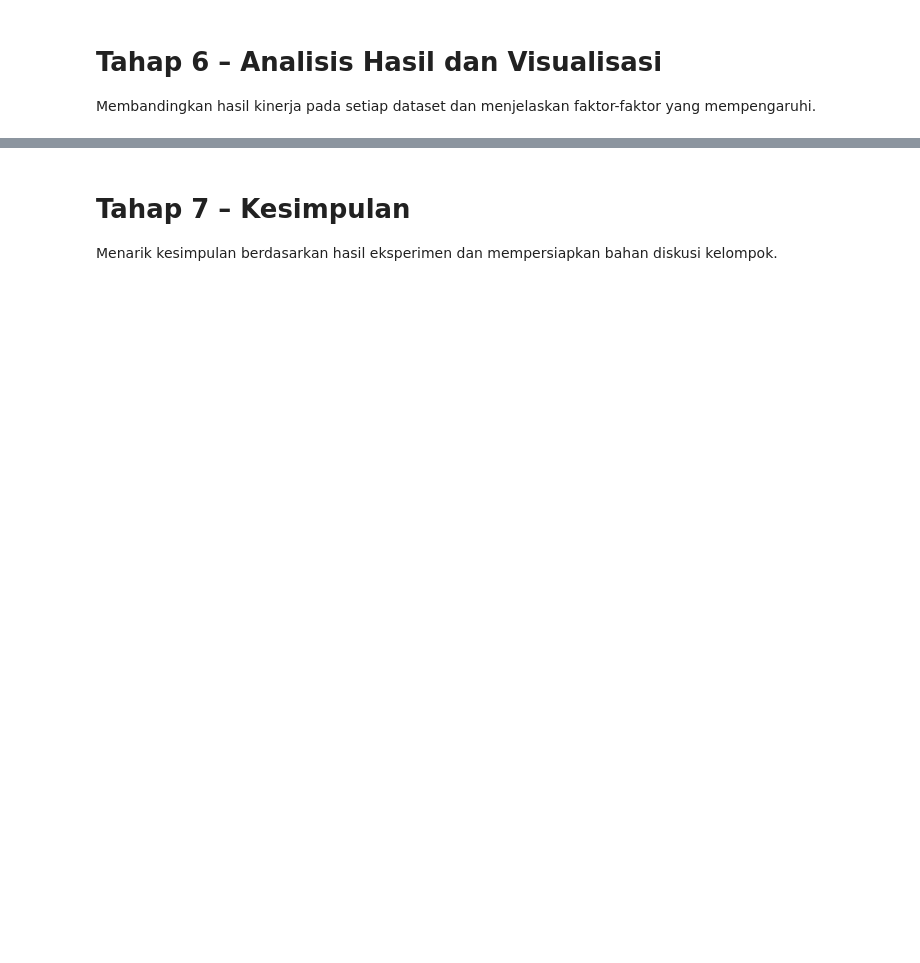
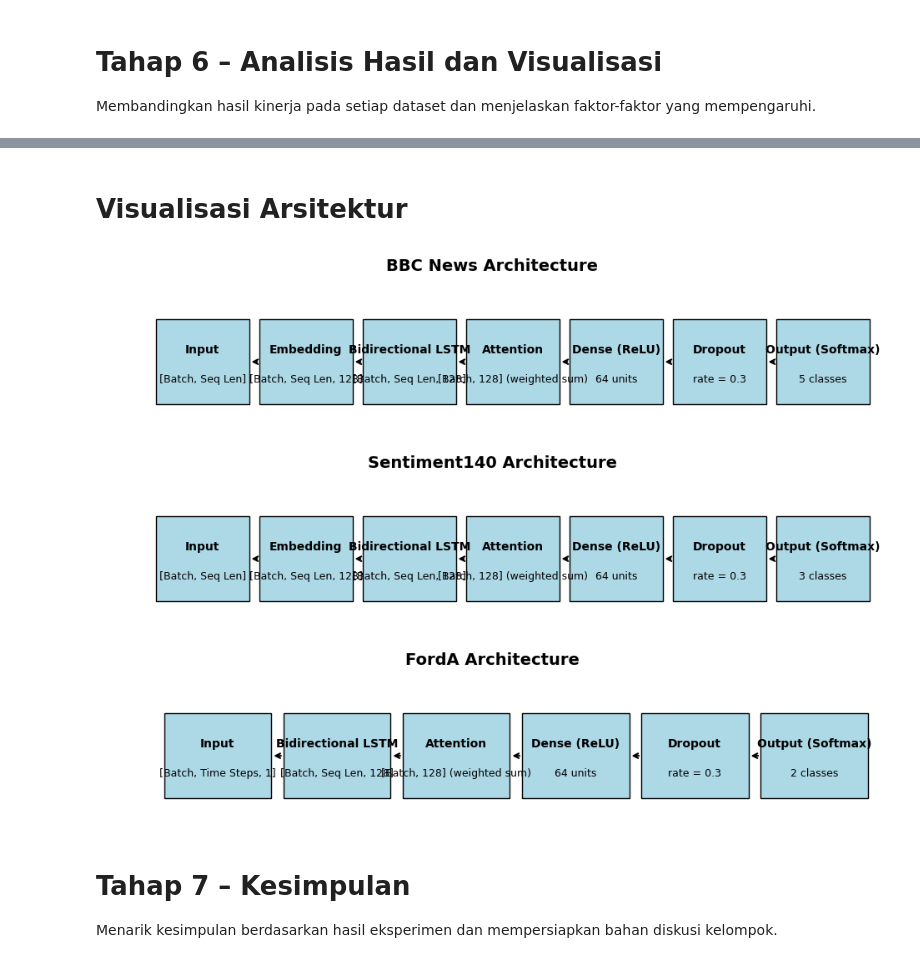
Before and after one commit to bangaji313/DL-MultiArchitecture-Experiment, a Jupyter notebook: BiLSTM_Attention_Naizi.ipynb, the cells around one changed output, grey strips where cells are left out. Cells and saved outputs as stored; diff of their text form; code cells hidden in the pictures; blank space fills up the shorter version.

```diff
--- a/BiLSTM_Attention_Naizi.ipynb
+++ b/BiLSTM_Attention_Naizi.ipynb
@@ -71,3 +533,49 @@ Membandingkan hasil kinerja pada setiap dataset dan menjelaskan faktor-faktor ya
+# %% [markdown]
+#  Visualisasi Arsitektur
+# %%
+def plot_model_architecture(model_name="Model", is_text=True, output_classes=5):
+    layers = []
+
+    # Input Layer
+    layers.append(("Input", "[Batch, Seq Len]" if is_text else "[Batch, Time Steps, 1]"))
+
+    if is_text:
+        layers.append(("Embedding", "[Batch, Seq Len, 128]"))
+
+    layers.append(("Bidirectional LSTM", "[Batch, Seq Len, 128]"))
+    layers.append(("Attention", "[Batch, 128] (weighted sum)"))
+    layers.append(("Dense (ReLU)", "64 units"))
+    layers.append(("Dropout", "rate = 0.3"))
+    layers.append(("Output (Softmax)", f"{output_classes} classes"))
+
+    # Plotting
+    fig, ax = plt.subplots(figsize=(12, 2))
+    ax.axis('off')
+    ax.set_title(f"{model_name} Architecture", fontsize=14, fontweight='bold', pad=20)
+
+    # Layout
+    for i, (layer_name, shape) in enumerate(layers):
+        x = i * 2
+        ax.add_patch(plt.Rectangle((x, 0), 1.8, 1, edgecolor='black', facecolor='#add8e6'))
+        ax.text(x + 0.9, 0.65, layer_name, fontsize=10, ha='center', va='center', weight='bold')
+        ax.text(x + 0.9, 0.3, shape, fontsize=9, ha='center', va='center')
+
+        if i < len(layers) - 1:
+            ax.annotate('', xy=(x + 1.8, 0.5), xytext=(x + 2, 0.5),
+                        arrowprops=dict(arrowstyle='->', lw=1.5))
+
+    ax.set_xlim(-1, len(layers)*2)
+    ax.set_ylim(-0.2, 1.3)
+    plt.show()
+
+# Visualisasi untuk masing-masing dataset
+plot_model_architecture("BBC News", is_text=True, output_classes=5)
+plot_model_architecture("Sentiment140", is_text=True, output_classes=3)
+plot_model_architecture("FordA", is_text=False, output_classes=2)
+# %% [output]
+[figure, added]
+[figure, added]
+[figure, added]
 # %% [markdown]
 # **Tahap 7 – Kesimpulan**
 Menarik kesimpulan berdasarkan hasil eksperimen dan mempersiapkan bahan diskusi kelompok.
```
Also changed, not shown: parts of 26 cells of this notebook.
